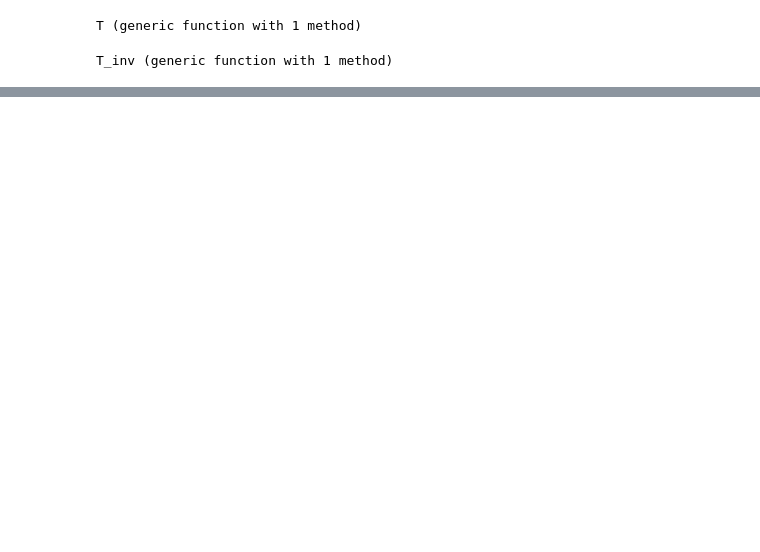
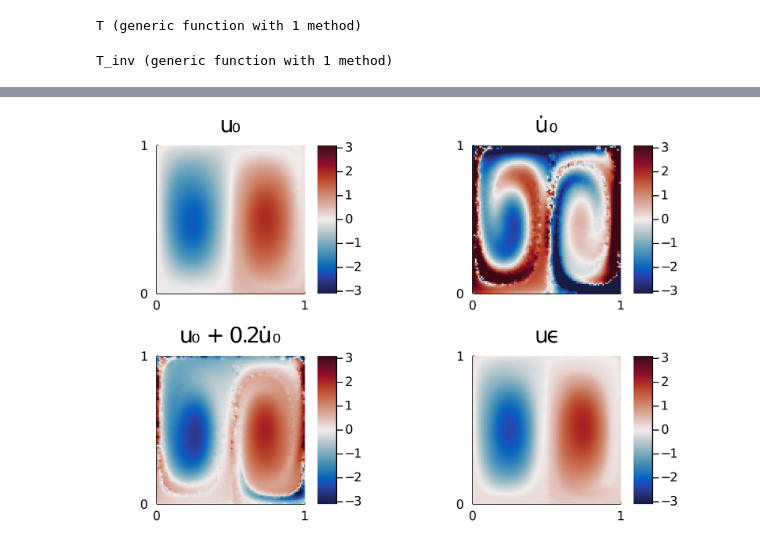
Before and after one commit to MaHermann/CoherentStructures.jl, a Jupyter notebook: notebooks/Rotating Double Gyre/gyre_LR_TO_nonadaptive.ipynb, the cells around one changed output, grey strips where cells are left out. Cells and saved outputs as stored; diff of their text form; code cells hidden in the pictures; blank space fills up the shorter version.

```diff
--- a/notebooks/Rotating Double Gyre/gyre_LR_TO_nonadaptive.ipynb
+++ b/notebooks/Rotating Double Gyre/gyre_LR_TO_nonadaptive.ipynb
@@ -40,7 +34,7 @@ T_inv(x,p) = flow(rot_double_gyre, x, [t₀ + p, 0.0],
 # %% [output]
 T_inv (generic function with 1 method)
 # %%
-LL, UR = (0.0+δ, 0.0+δ), (1.0-δ, 1.0-δ)
+LL, UR = (0.0, 0.0), (1.0, 1.0)
 ctx, _ = regularTriangularGrid((grid_resolution, grid_resolution), LL, UR, quadrature_order = quadrature_order);
 # %%
 M = assembleMassMatrix(ctx);
@@ -196,9 +84,16 @@ derivative = plot_u(ctx, max.(-10000,min.(100000,real(u_dot))), grid_resolution,
 # %%
 # calculate the exact uϵ
-D¹ϵ = adaptiveTOCollocationStiffnessMatrix(ctx, y -> T(y,ϵ))
+@time Aϵ,_ = nonAdaptiveTOCollocation(ctx, y -> T_inv(y,ϵ),project_in=true);
+@time D¹ϵ = Aϵ'*D⁰*Aϵ
 Kϵ = 0.5(D⁰+D¹ϵ)
 λϵ, uϵ = eigs(Kϵ, M, which=:SM)
-uϵ = uϵ[:,selected_ev]
-uϵ = uϵ ./ (uϵ'*M*uϵ)        #L2 normalization
-λϵ = λϵ[selected_ev]
+@assert all(imag.(uϵ) .== 0)
+@assert all(imag.(λϵ) .== 0)
+uϵ = real.(uϵ[:,selected_ev])
+λϵ = real.(λϵ[selected_ev])
+uϵ = uϵ ./ sqrt(uϵ'*M*uϵ)
+if uϵ[Int(floor(0.5*grid_resolution*grid_resolution+0.25*grid_resolution))]>0
+    uϵ = -uϵ
+end
+λϵ
 # %% [output]
@@ -210,10 +107,23 @@ uϵ = uϵ ./ (uϵ'*M*uϵ)        #L2 normalization
 # %%
-original      = plot_u(ctx, u₀,           grid_resolution, grid_resolution, colorbar=:left,
-    color=:coolwarm, title="u₀")
-derivative    = plot_u(ctx, u_dot,       grid_resolution, grid_resolution, colorbar=:left,
-    color=:coolwarm, title="u̇ ₀")
-extrapolated  = plot_u(ctx, u₀ + ϵ*u_dot, grid_resolution, grid_resolution, colorbar=:left,
-    color=:coolwarm, title="u₀ + $(ϵ)⋅u̇ ₀")
-exact         = plot_u(ctx, uϵ,          grid_resolution, grid_resolution, colorbar=:left,
-    color=:coolwarm, title="uϵ")
-Plots.plot(original,derivative,extrapolated,exact)
+color =    :balance
+xticks =   0:1:1
+yticks =   0:1:1
+colorbar = :left
+cmin =     -3.1
+cmax =     3.1
+cmin_lr =  -3.1
+cmax_lr =  3.1
+#unfortunately there is no option for colorbar ticks
+
+
+original      = plot_u(ctx, u₀,  grid_resolution, grid_resolution, title="u₀",
+                colorbar=colorbar, color=color, clims=(cmin,cmax), xticks=xticks, yticks=yticks)
+derivative    = plot_u(ctx, u_dot,       grid_resolution, grid_resolution, title="u̇ ₀",
+                colorbar=colorbar, color=color, clims=(cmin_lr,cmax_lr), xticks=xticks, yticks=yticks)
+extrapolated  = plot_u(ctx, u₀ + ϵ*u_dot, grid_resolution, grid_resolution, title="u₀ + $(ϵ)u̇ ₀",
+                colorbar=colorbar, color=color, clims=(cmin,cmax), xticks=xticks, yticks=yticks)
+exact         = plot_u(ctx, uϵ,          grid_resolution, grid_resolution, title="uϵ",
+                colorbar=colorbar, color=color, clims=(cmin,cmax), xticks=xticks, yticks=yticks)
+Plots.plot(original,derivative,extrapolated,exact, fmt=:png, dpi=500)
+# %% [output]
+[figure, added]
```
Also changed, not shown: parts of 24 cells of this notebook, 5 other files.
